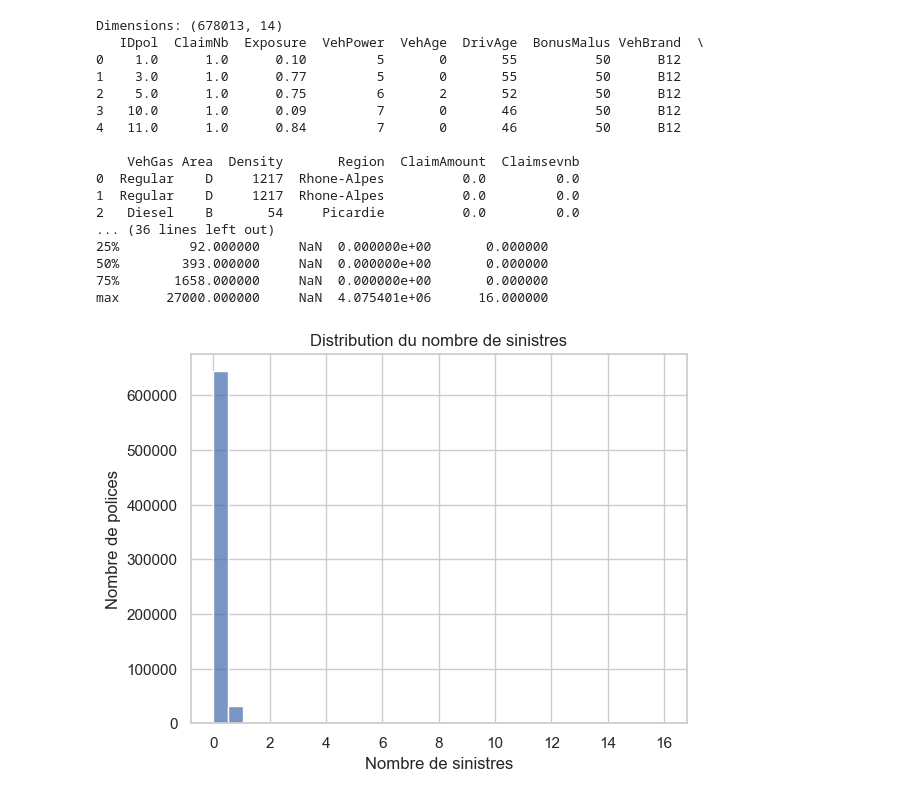
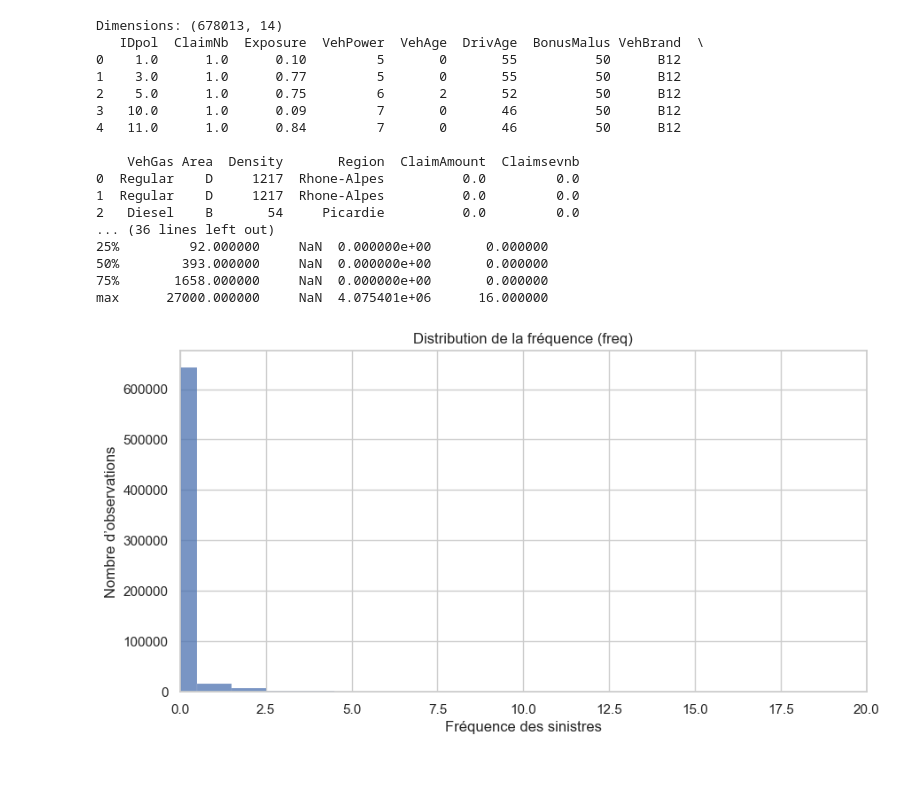
Before and after one commit to Tishat27/Tarification-non-vie, a Jupyter notebook: Notebook/Tarification non-vie.ipynb, the cells around one changed output. Cells and saved outputs as stored; diff of their text form; code cells hidden in the pictures; blank space fills up the shorter version.

```diff
--- a/Notebook/Tarification non-vie.ipynb
+++ b/Notebook/Tarification non-vie.ipynb
@@ -110,105 +231,54 @@ UnicodeDecodeError: 'utf-8' codec can't decode byte 0xea in position 128: invali
 # Configuration
 sns.set(style="whitegrid")
 
 # Aperçu du dataset
 print("\nDimensions:", data.shape)
 print(data.head())
 print(data.describe(include='all'))
 
-# =============================
-# ANALYSE DES CIBLES ACTUARIELLES
-# =============================
+# =====================================
+# ANALYSE DE LA DISTRIBUTION DES CIBLES
+# =====================================
 
-# Fréquence des sinistres
-sns.histplot(data['ClaimNb'], bins=30, kde=False)
-plt.title("Distribution du nombre de sinistres")
-plt.xlabel("Nombre de sinistres")
-plt.ylabel("Nombre de polices")
+# Histogramme du nombre de sinistres
+
+# Créer les cibles dérivées
+data['freq'] = data['ClaimNb'] / data['Exposure']
+data['sev'] = np.where(data['ClaimNb'] > 0, data['ClaimAmount'] / data['ClaimNb'], 0)
+
+# Histogramme pour freq
+plt.figure(figsize=(10, 5))
+sns.histplot(data['freq'], bins=200, kde=False,discrete=True)
+plt.title('Distribution de la fréquence (freq)')
+plt.xlabel('Fréquence des sinistres')
+plt.ylabel('Nombre d’observations')
+plt.xlim(0,20)
 plt.show()
 
-# Création de variables dérivées
-
-data['freq'] = data['ClaimNb'] / data['Exposure']
-data['sev'] = np.where(data['ClaimNb'] > 0, data['ClaimAmount'] / data['ClaimNb'], 0)
-data['pure_premium'] = data['ClaimAmount'] / data['Exposure']
-
-# Distribution de la fréquence
-sns.histplot(data['freq'], bins=100, kde=True)
-plt.title("Distribution de la fréquence de sinistres")
-plt.xlim(0, 5)
+# Histogramme pour sev
+plt.figure(figsize=(10, 5))
+sns.histplot(data.loc[data['ClaimNb'] > 0, 'sev'], bins=6000, kde=False)
+plt.title('Distribution de la sévérité (sev)')
+plt.xlabel('Sévérité des sinistres')
+plt.ylabel('Nombre d’observations')
+plt.xlim(0,50000)
 plt.show()
-
-# Distribution de la sévérité (sinistres > 0)
-sns.histplot(data[data['sev'] > 0]['sev'], bins=100, kde=True)
-plt.title("Distribution de la sévérité des sinistres")
-plt.xlim(0, 10000)
-plt.show()
-
-# =============================
-# ANALYSE DES VARIABLES EXPLICATIVES
-# =============================
-
-# Variables numériques
-numerical_cols = ['VehPower', 'VehAge', 'DrivAge', 'BonusMalus', 'Density']
-
-for col in numerical_cols:
-    plt.figure(figsize=(8, 4))
-    sns.histplot(data[col], bins=30, kde=True)
-    plt.title(f"Distribution de {col}")
-    plt.show()
-
-# Analyse fréquence vs variables catégorielles
-categorical_cols = ['VehBrand', 'VehGas', 'Area', 'Region']
-
-for col in categorical_cols:
-    plt.figure(figsize=(12, 4))
-    sns.boxplot(x=col, y='freq', data=data)
-    plt.xticks(rotation=45)
-    plt.title(f"Fréquence par {col}")
-    plt.show()
-
-# =============================
-# CORRÉLATIONS ET OUTLIERS
-# =============================
-
-# Matrice de corrélation
-plt.figure(figsize=(10, 6))
-sns.heatmap(data[numerical_cols + ['freq', 'sev', 'pure_premium']].corr(), annot=True, cmap='coolwarm')
-plt.title("Corrélation entre variables numériques")
-plt.show()
-
-# Outliers
-plt.figure(figsize=(10, 4))
-sns.boxplot(x=data['pure_premium'])
-plt.title("Outliers dans la prime pure")
-plt.xlim(0, 3000)
-plt.show()
-
-# =============================
-# CONCLUSION EDA
-# =============================
-
-print("\nObservations principales :")
-print("- Fréquence moyenne :", round(data['freq'].mean(), 4))
-print("- Sévérité moyenne (non nulle) :", round(data[data['sev'] > 0]['sev'].mean(), 2))
-print("- Prime pure moyenne :", round(data['pure_premium'].mean(), 2))
-print("- Variables explicatives candidates :", numerical_cols + categorical_cols)
 # %% [output]
 Dimensions: (678013, 14)
    IDpol  ClaimNb  Exposure  VehPower  VehAge  DrivAge  BonusMalus VehBrand  \
 0    1.0      1.0      0.10         5       0       55          50      B12
 1    3.0      1.0      0.77         5       0       55          50      B12
 2    5.0      1.0      0.75         6       2       52          50      B12
 3   10.0      1.0      0.09         7       0       46          50      B12
 4   11.0      1.0      0.84         7       0       46          50      B12
 
     VehGas Area  Density       Region  ClaimAmount  Claimsevnb
 0  Regular    D     1217  Rhone-Alpes          0.0         0.0
 1  Regular    D     1217  Rhone-Alpes          0.0         0.0
 2   Diesel    B       54     Picardie          0.0         0.0
 ... (36 lines left out)
 25%         92.000000     NaN  0.000000e+00       0.000000
 50%        393.000000     NaN  0.000000e+00       0.000000
 75%       1658.000000     NaN  0.000000e+00       0.000000
 max      27000.000000     NaN  4.075401e+06      16.000000
-[figure, old version]
+[figure, new version]
```
Also changed, not shown: parts of 17 cells of this notebook.
